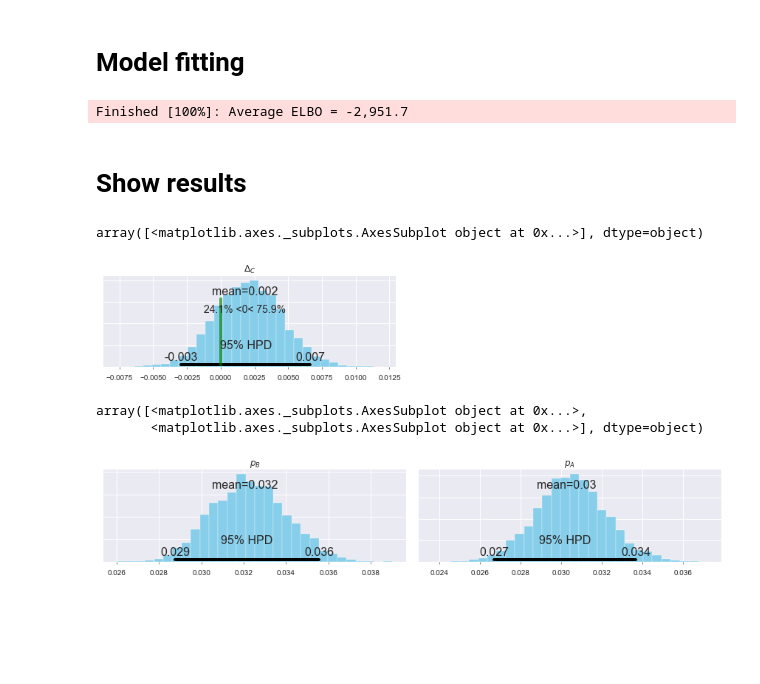
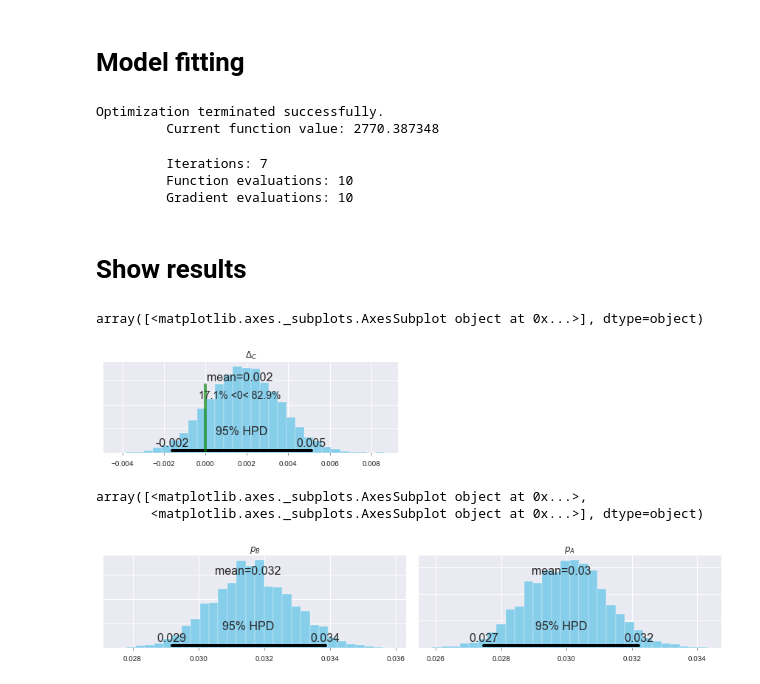
Before and after one commit to PavelMotorin/abtools, a Jupyter notebook: examples/01_bayesian_conversion_test.ipynb, the cells around one changed output. Drawn from its saved outputs; the diff is of its cells as text; code cells hidden in the pictures; blank space fills up the shorter version.

Commit message:
changed priors for conversion model, revised fit method

```diff
--- a/examples/01_bayesian_conversion_test.ipynb
+++ b/examples/01_bayesian_conversion_test.ipynb
@@ -25,19 +29,23 @@ print('y2 больше y1 на %.4f = %d%%' % (y2.mean()- y1.mean(), (y2.mean()/
 # %%
 model = ConversionModel(y1, y2)
 
-model.fit(n_init=2000, samples=20000)
+model.fit(n_init=20000, samples=20000, init='MAP')
 # %% [output]
-Finished [100%]: Average ELBO = -2,951.7
+Optimization terminated successfully.
+         Current function value: 2770.387348
+         Iterations: 7
+         Function evaluations: 10
+         Gradient evaluations: 10
 # %% [markdown]
 # Show results
 # %%
-model.plot_deltas(1000)
+model.plot_deltas()
 # %% [output]
 array([<matplotlib.axes._subplots.AxesSubplot object at 0x...>], dtype=object)
-[figure, old version]
+[figure, new version]
 # %%
-model.plot_params(1000)
+model.plot_params()
 # %% [output]
 array([<matplotlib.axes._subplots.AxesSubplot object at 0x...>,
        <matplotlib.axes._subplots.AxesSubplot object at 0x...>], dtype=object)
-[figure, old version]
+[figure, new version]
```
Also changed, not shown: parts of 1 cell of this notebook, 9 other files.
